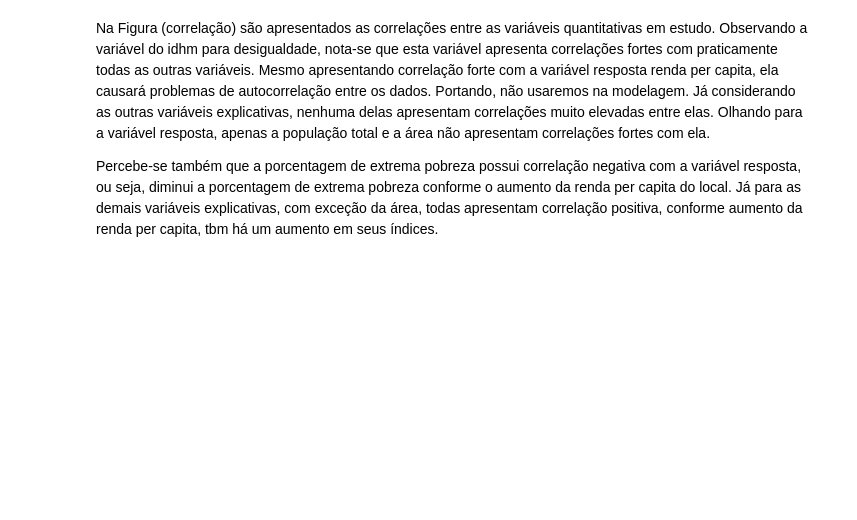
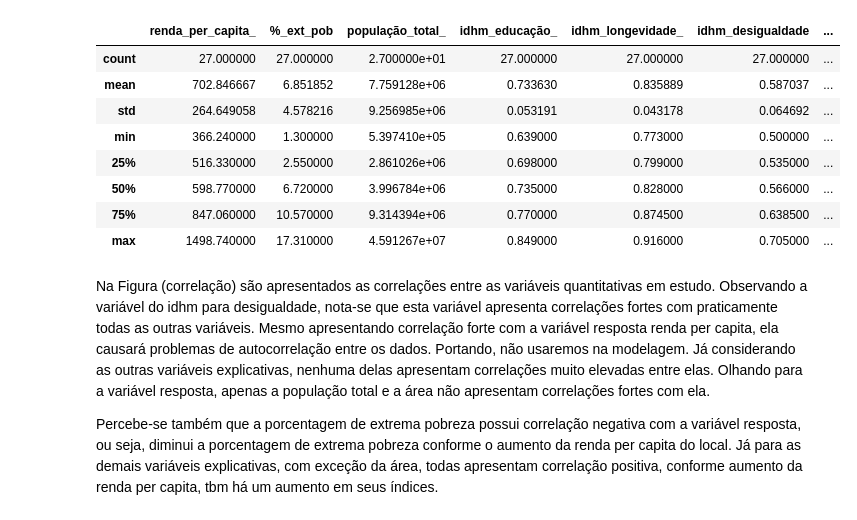
Before and after one commit to VitorBSP/GDP_StatesBR, a Jupyter notebook: modelagem.ipynb, the cells around one changed output. Drawn from its saved outputs; the diff is of its cells as text; code cells hidden in the pictures; blank space fills up the shorter version.

```diff
--- a/modelagem.ipynb
+++ b/modelagem.ipynb
@@ -23,3 +25,15 @@ base = base.rename(columns={'%_de_extremamente_pobres_':"%_ext_pob",'idhm_ajusta
+# %%
+base.iloc[0:27,:].describe()
+# %% [output]
+|  | renda_per_capita_ | %_ext_pob | população_total_ | idhm_educação_ | idhm_longevidade_ | idhm_desigualdade | ... |
+| count | 27.000000 | 27.000000 | 2.700000e+01 | 27.000000 | 27.000000 | 27.000000 | ... |
+| mean | 702.846667 | 6.851852 | 7.759128e+06 | 0.733630 | 0.835889 | 0.587037 | ... |
+| std | 264.649058 | 4.578216 | 9.256985e+06 | 0.053191 | 0.043178 | 0.064692 | ... |
+| min | 366.240000 | 1.300000 | 5.397410e+05 | 0.639000 | 0.773000 | 0.500000 | ... |
+| 25% | 516.330000 | 2.550000 | 2.861026e+06 | 0.698000 | 0.799000 | 0.535000 | ... |
+| 50% | 598.770000 | 6.720000 | 3.996784e+06 | 0.735000 | 0.828000 | 0.566000 | ... |
+| 75% | 847.060000 | 10.570000 | 9.314394e+06 | 0.770000 | 0.874500 | 0.638500 | ... |
+| max | 1498.740000 | 17.310000 | 4.591267e+07 | 0.849000 | 0.916000 | 0.705000 | ... |
 # %% [markdown]
 Na Figura (correlação) são apresentados as correlações entre as variáveis quantitativas em estudo. Observando a variável do idhm para desigualdade, nota-se que esta variável apresenta correlações fortes com praticamente todas as outras variáveis. Mesmo apresentando correlação forte com a variável resposta renda per capita, ela causará problemas de autocorrelação entre os dados. Portando, não usaremos na modelagem. Já considerando as outras variáveis explicativas, nenhuma delas apresentam correlações muito elevadas entre elas. Olhando para a variável resposta, apenas a população total e a área não apresentam correlações fortes com ela.
 
```
Also changed, not shown: parts of 2 cells of this notebook.
